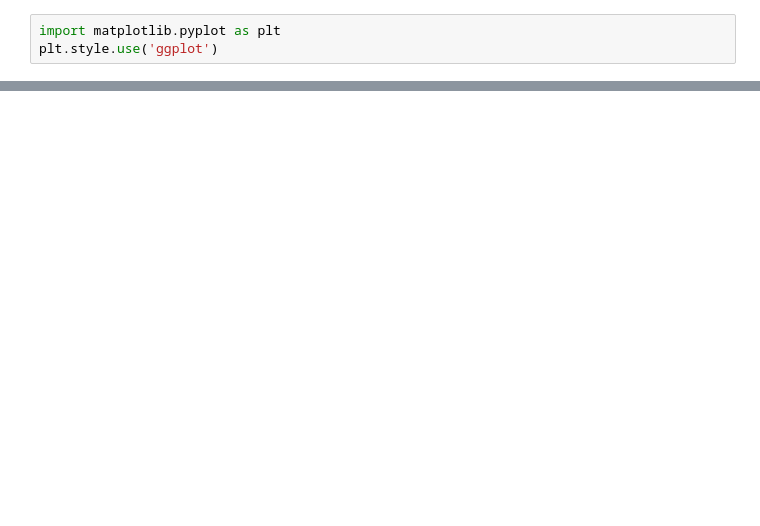
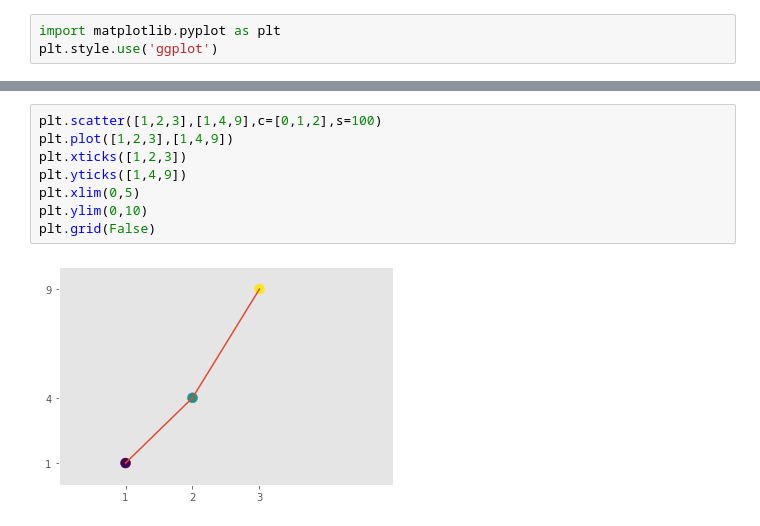
Before and after one commit to jeremy9959/Carpentries, a Jupyter notebook: 2020-01-13/notes/Python-2.ipynb, the cells around one changed output, grey strips where cells are left out. Drawn from its saved outputs; the diff is of its cells as text; blank space fills up the shorter version.

```diff
--- a/2020-01-13/notes/Python-2.ipynb
+++ b/2020-01-13/notes/Python-2.ipynb
@@ -583,0 +378,10 @@ data['pop_class']=data['pop'].apply(population_size)
+# %%
+plt.scatter([1,2,3],[1,4,9],c=[0,1,2],s=100)
+plt.plot([1,2,3],[1,4,9])
+plt.xticks([1,2,3])
+plt.yticks([1,4,9])
+plt.xlim(0,5)
+plt.ylim(0,10)
+plt.grid(False)
+# %% [output]
+[figure, added]
```
Also changed, not shown: parts of 171 cells of this notebook, 2 other files.
